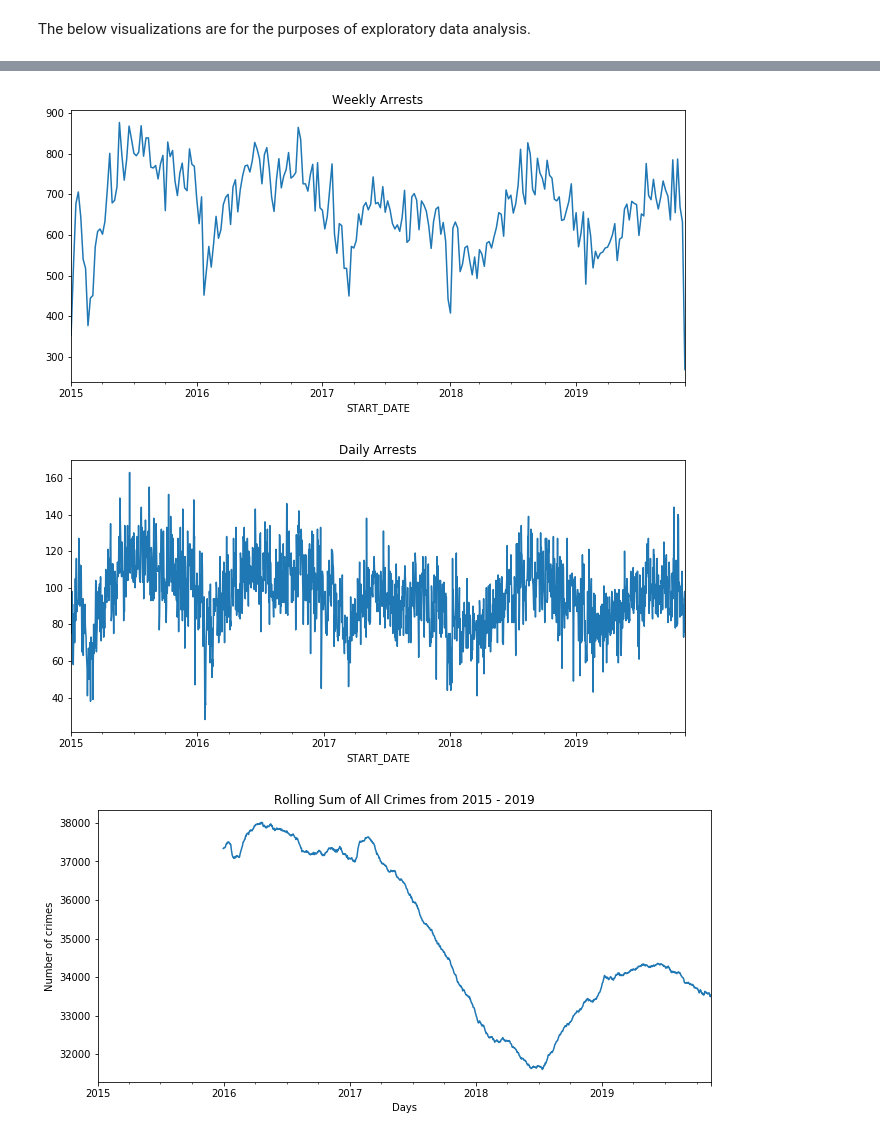
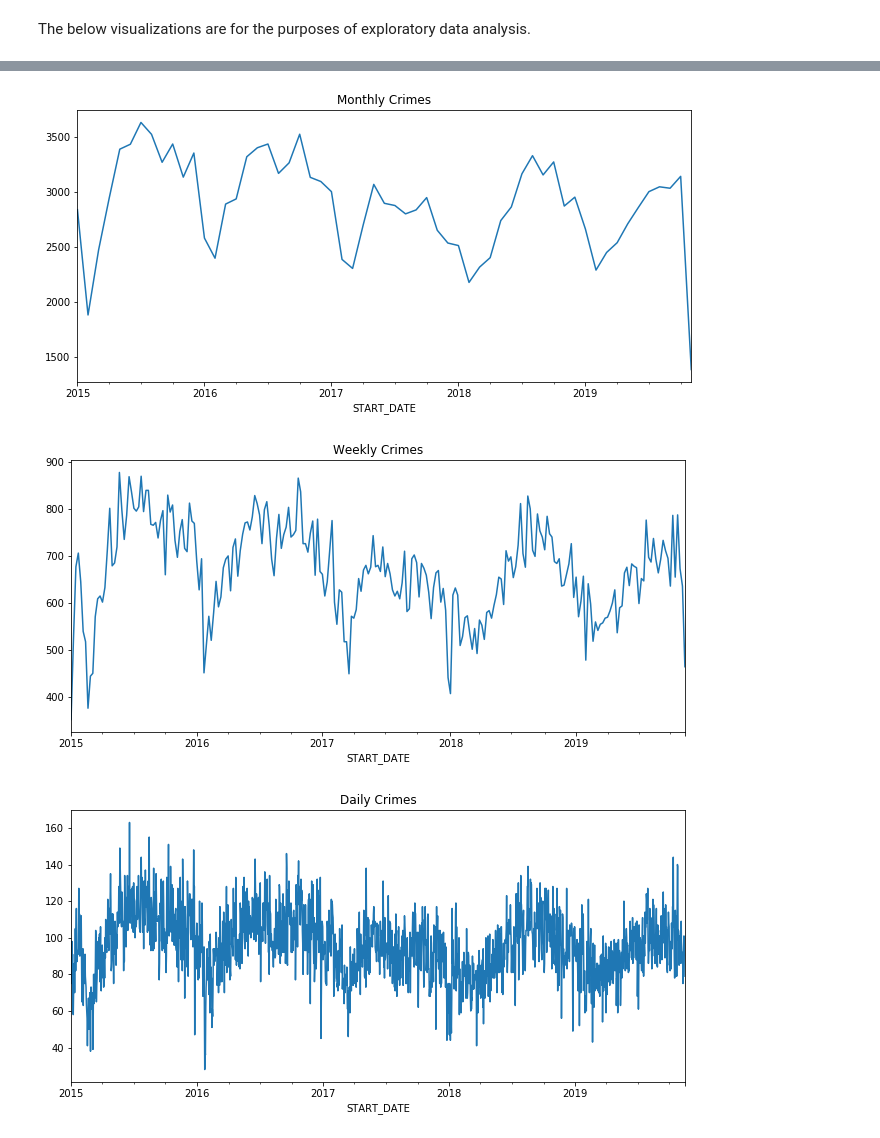
Before and after one commit to htappa/DC_CrimeMappingTool, a Jupyter notebook: dc_crimes_analysis.ipynb, the cells around one changed output, grey strips where cells are left out. Cells and saved outputs as stored; diff of their text form; code cells hidden in the pictures.

```diff
--- a/dc_crimes_analysis.ipynb
+++ b/dc_crimes_analysis.ipynb
@@ -65,6 +65,20 @@ hours = df_crime['date'].dt.hour
 bins = [-1, 4, 9, 17, 21]
 labels = ['Night', 'Morning', 'Afternoon', 'Evening', 'Night']
 df_crime['time_of_day'] = np.array(labels)[np.array(bins).searchsorted(hours)-1]
+# %%
+# create new column for violent crimes and property crimes where:
+#   violent = ASSAULT W/DANGEROUS WEAPON, HOMICIDE, ROBBERY, SEX ABUSE
+#   property = MOTOR VEHICLE THEFT, THEFT F/AUTO, THEFT/OTHER, BURGLARY, ARSON
+
+# define function to map values for new column
+def set_value(row_number, assigned_value):
+    return assigned_value[row_number]
+# create dictionary of offenses
+offense_dictionary = {'ASSAULT W/DANGEROUS WEAPON': 'violent', 'HOMICIDE': 'violent', 'ROBBERY': 'violent',
+                      'SEX ABUSE': 'violent', 'THEFT/OTHER': 'property', 'THEFT F/AUTO': 'property',
+                      'MOTOR VEHICLE THEFT': 'property', 'BURGLARY': 'property', 'ARSON': 'property'}
+# add new column to dataframe for offense grouping
+df_crime['OFFENSE_GROUP'] = df_crime['OFFENSE'].apply(set_value, args=(offense_dictionary, ))
 # %%
 df_crime.head()
 # %% [output]
@@ -80,22 +132,27 @@ df_crime.head()
 # %% [markdown]
 The below visualizations are for the purposes of exploratory data analysis.
 # %%
+# number of crimes per year
+plt.figure(figsize=(11, 5))
+df_crime.resample('Y').size().plot()
+plt.title('Yearly Crimes')
+plt.show()
+
 # number of crimes per month
 plt.figure(figsize=(11, 5))
 df_crime.resample('m').size().plot()
-plt.title('Monthly Arrests')
+plt.title('Monthly Crimes')
 plt.show()
 
 # number of crimes per week
 plt.figure(figsize=(11, 5))
 df_crime.resample('W').size().plot()
-plt.title('Weekly Arrests')
+plt.title('Weekly Crimes')
 plt.show()
 
 # number of crimes per day
 plt.figure(figsize=(11, 5))
 df_crime.resample('d').size().plot()
-plt.title('Daily Arrests')
+plt.title('Daily Crimes')
 plt.show()
-plt.show()
 # %% [output]
@@ -103,13 +160,3 @@ plt.show()
-[figure, old version]
+[figure, new version]
-[figure, old version]
+[figure, new version]
+[figure, added]
-# %%
-# rolling sum of all crimes
-
-plt.figure(figsize=(11, 5))
-df_crime.resample('d').size().rolling(365).sum().plot()
-plt.title('Rolling Sum of All Crimes from 2015 - 2019')
-plt.ylabel('Number of crimes')
-plt.xlabel('Days')
-plt.show()
-# %% [output]
-[figure, removed]
```
Also changed, not shown: parts of 20 cells of this notebook.
